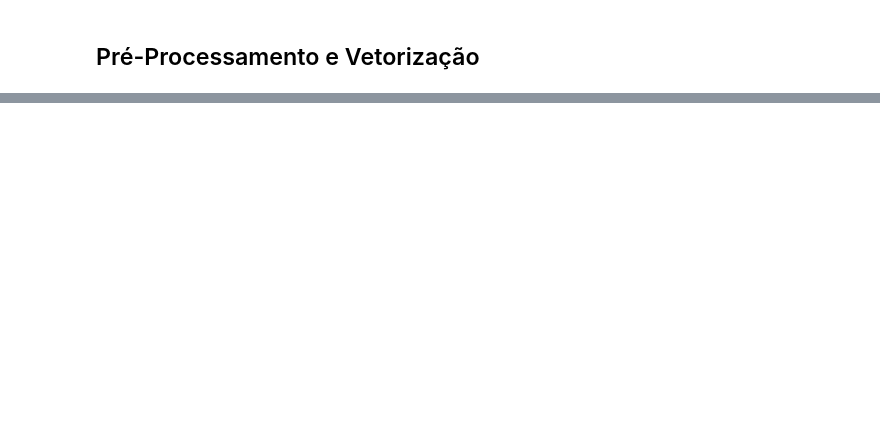
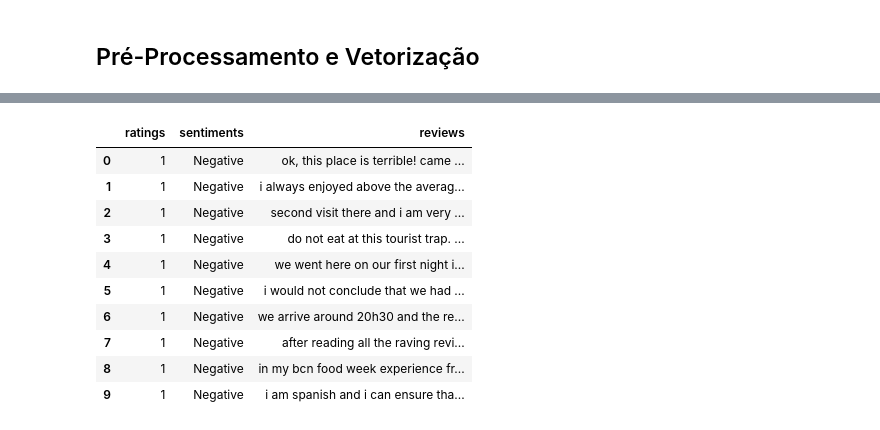
Before and after one commit to Mustasheep/PLN_Analise_Sentimentos, a Jupyter notebook: 02_EDA_Preprocessamento.ipynb, the cells around one changed output, grey strips where cells are left out. Cells and saved outputs as stored; diff of their text form; code cells hidden in the pictures; blank space fills up the shorter version.

```diff
--- a/02_EDA_Preprocessamento.ipynb
+++ b/02_EDA_Preprocessamento.ipynb
@@ -284,0 +368,18 @@ Com isso podemos confirmar nossa análise e prosseguir para nossa primeira etapa
+# %%
+# Exemplo de uso com uma Series do Pandas (vetorização parcial):
+df_pln['reviews'] = df_pln['reviews'].str.replace(r'<.*?>', '', regex=True)  # Remove HTML
+df_pln['reviews'] = df_pln['reviews'].str.replace(r'http\S+', '', regex=True) # Remove URLs
+df_pln['reviews'] = df_pln['reviews'].str.lower() # Converte para minúsculas
+df_pln.head(10)
+# %% [output]
+|  | ratings | sentiments | reviews |
+| 0 | 1 | Negative | ok, this place is terrible! came ... |
+| 1 | 1 | Negative | i always enjoyed above the averag... |
+| 2 | 1 | Negative | second visit there and i am very ... |
+| 3 | 1 | Negative | do not eat at this tourist trap. ... |
+| 4 | 1 | Negative | we went here on our first night i... |
+| 5 | 1 | Negative | i would not conclude that we had ... |
+| 6 | 1 | Negative | we arrive around 20h30 and the re... |
+| 7 | 1 | Negative | after reading all the raving revi... |
+| 8 | 1 | Negative | in my bcn food week experience fr... |
+| 9 | 1 | Negative | i am spanish and i can ensure tha... |
```
Also changed, not shown: parts of 19 cells of this notebook.
